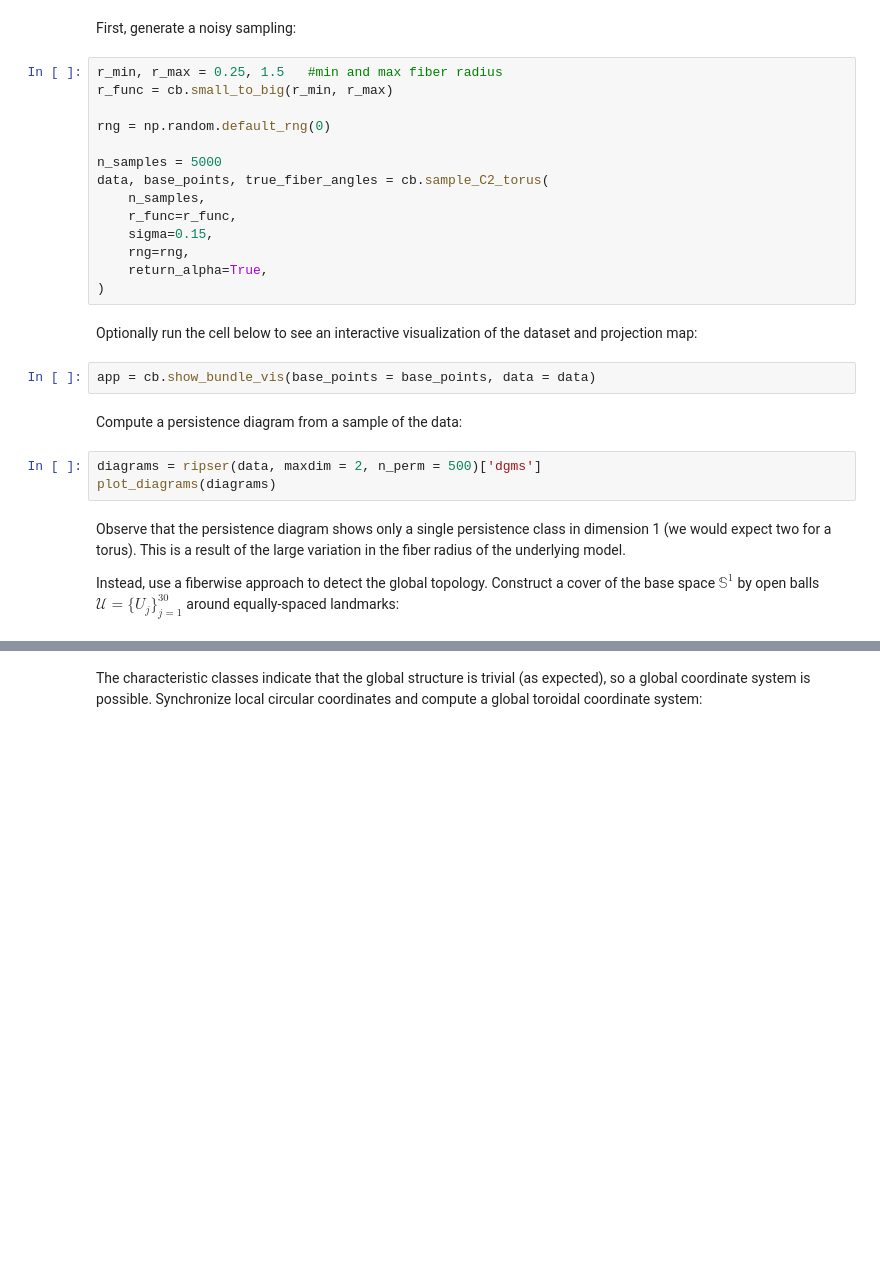
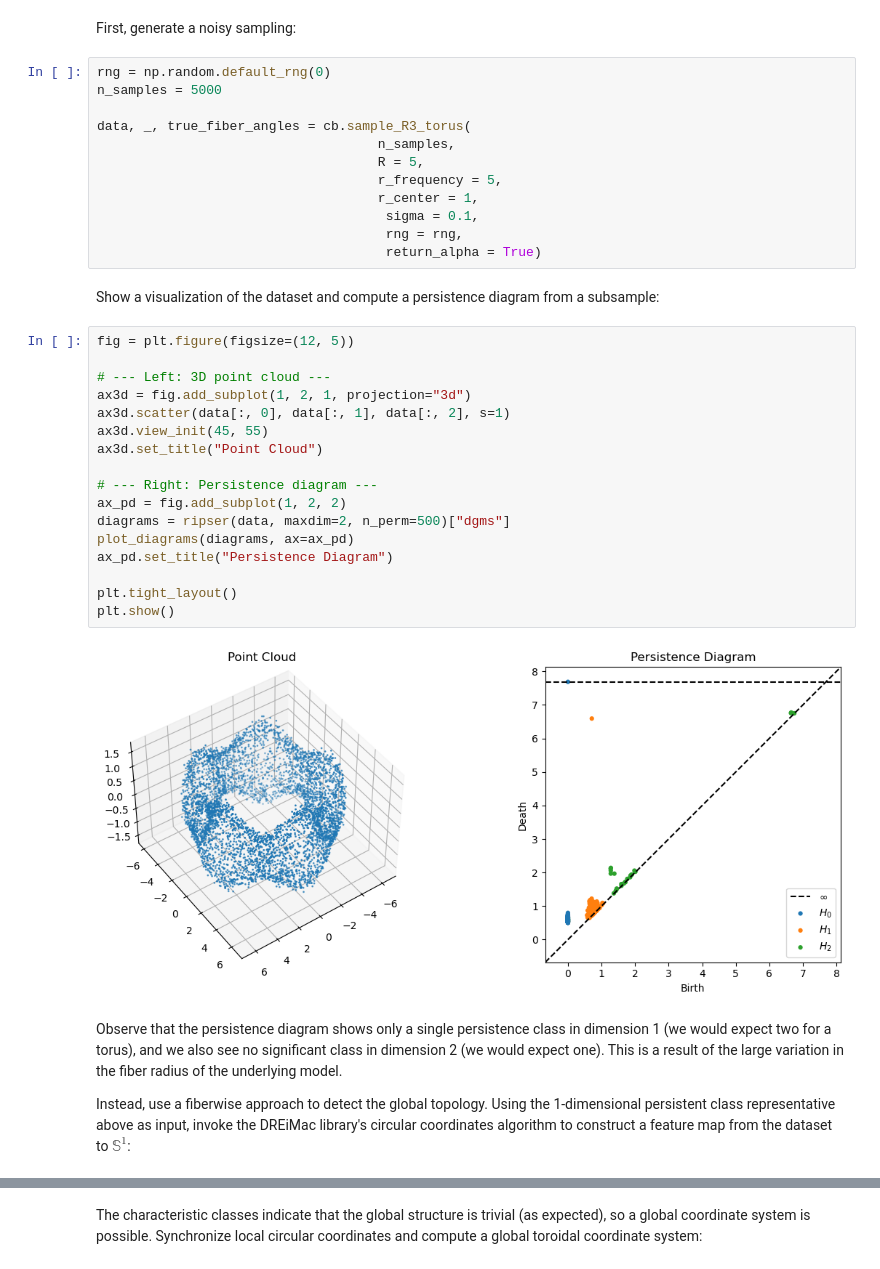
Before and after one commit to bradturow/Circle_Bundles, a Jupyter notebook: notebooks/tutorials/core/01_product_torus.ipynb, the cells around one changed output, grey strips where cells are left out. Saved outputs shown, nothing was run; the diff lists cells and outputs as text; blank space fills up the shorter version.

```diff
--- a/notebooks/tutorials/core/01_product_torus.ipynb
+++ b/notebooks/tutorials/core/01_product_torus.ipynb
@@ -15,29 +17,39 @@ import circle_bundles as cb
 # %% [markdown]
 First, generate a noisy sampling:
 # %%
-r_min, r_max = 0.25, 1.5   #min and max fiber radius
-r_func = cb.small_to_big(r_min, r_max)
+rng = np.random.default_rng(0)
+n_samples = 5000
 
-rng = np.random.default_rng(0)
-
-n_samples = 5000
-data, base_points, true_fiber_angles = cb.sample_C2_torus(
-    n_samples,
-    r_func=r_func,
-    sigma=0.15,
-    rng=rng,
-    return_alpha=True,
-)
+data, _, true_fiber_angles = cb.sample_R3_torus(
+                                    n_samples,
+                                    R = 5,
+                                    r_frequency = 5,
+                                    r_center = 1,
+                                     sigma = 0.1,
+                                     rng = rng,
+                                     return_alpha = True)
 # %% [markdown]
-Optionally run the cell below to see an interactive visualization of the dataset and projection map:
+Show a visualization of the dataset and compute a persistence diagram from a subsample:
-# %%
-app = cb.show_bundle_vis(base_points = base_points, data = data)
-# %% [markdown]
-Compute a persistence diagram from a sample of the data:
-# %%
-diagrams = ripser(data, maxdim = 2, n_perm = 500)['dgms']
-plot_diagrams(diagrams)
+# %%
+fig = plt.figure(figsize=(12, 5))
+
+# --- Left: 3D point cloud ---
+ax3d = fig.add_subplot(1, 2, 1, projection="3d")
+ax3d.scatter(data[:, 0], data[:, 1], data[:, 2], s=1)
+ax3d.view_init(45, 55)
+ax3d.set_title("Point Cloud")
+
+# --- Right: Persistence diagram ---
+ax_pd = fig.add_subplot(1, 2, 2)
+diagrams = ripser(data, maxdim=2, n_perm=500)["dgms"]
+plot_diagrams(diagrams, ax=ax_pd)
+ax_pd.set_title("Persistence Diagram")
+
+plt.tight_layout()
+plt.show()
+# %% [output]
+[figure, added]
 # %% [markdown]
-Observe that the persistence diagram shows only a single persistence class in dimension 1 (we would expect two for a torus).  This is a result of the large variation in the fiber radius of the underlying model.
+Observe that the persistence diagram shows only a single persistence class in dimension 1 (we would expect two for a torus), and we also see no significant class in dimension 2 (we would expect one). This is a result of the large variation in the fiber radius of the underlying model.
 
-Instead, use a fiberwise approach to detect the global topology. Construct a cover of the base space $\mathbb{S}^{1}$ by open balls $\mathcal{U} = \{U_{j}\}_{j=1}^{30}$ around equally-spaced landmarks:
+Instead, use a fiberwise approach to detect the global topology. Using the 1-dimensional persistent class representative above as input, invoke the DREiMac library's circular coordinates algorithm to construct a feature map from the dataset to $\mathbb{S}^{1}$:
```
Also changed, not shown: parts of 18 cells of this notebook, 20 other files.
